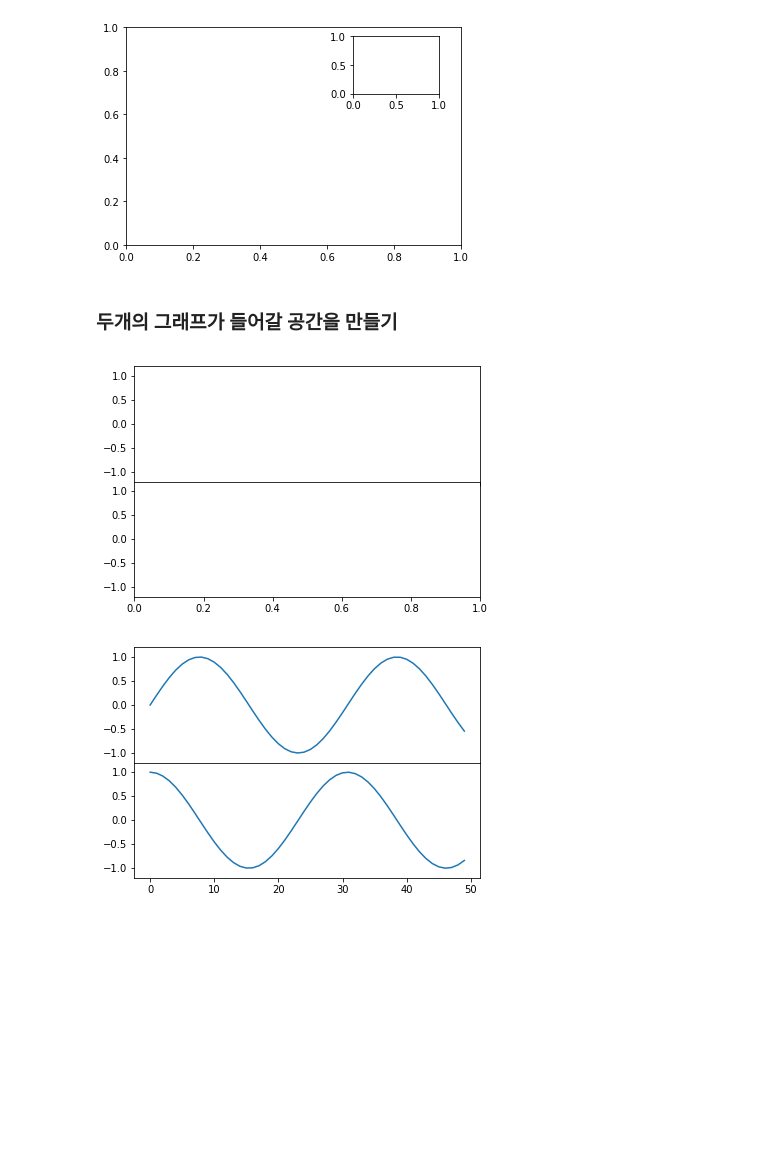
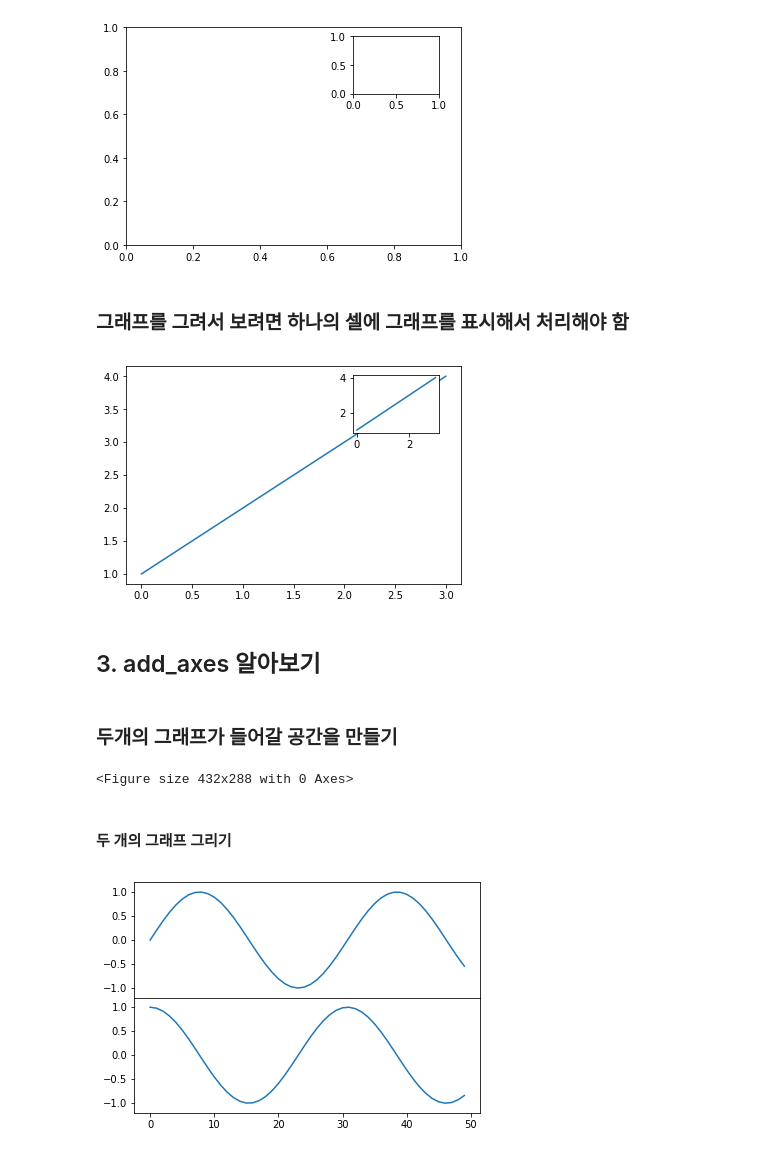
Before and after one commit to zerosum99/data_preprocessing, a Jupyter notebook: figure와 axes 이해히기.ipynb, the cells around one changed output. Drawn from its saved outputs; the diff is of its cells as text; code cells hidden in the pictures; blank space fills up the shorter version.

```diff
--- a/figure와 axes 이해히기.ipynb
+++ b/figure와 axes 이해히기.ipynb
@@ -87,16 +87,32 @@ ax1 = plt.axes()  # standard axes
 ax2 = plt.axes([0.65, 0.65, 0.2, 0.2])
 # %% [output]
 [figure]
+# %% [markdown]
+### 그래프를 그려서 보려면 하나의 셀에 그래프를 표시해서 처리해야 함
+# %%
+ax1 = plt.axes()  # standard axes
+ax2 = plt.axes([0.65, 0.65, 0.2, 0.2])
+ax1.plot([1,2,3,4])
+ax2.plot([1,2,3,4])
+plt.show()
+# %% [output]
+[figure, added]
+# %% [markdown]
+## 3. add_axes 알아보기
 # %% [markdown]
 ### 두개의 그래프가 들어갈 공간을 만들기
+# %%
+fig = plt.figure()
+# %% [output]
+<Figure size 432x288 with 0 Axes>
 # %%
-fig = plt.figure()
+
 ax1 = fig.add_axes([0.1, 0.5, 0.8, 0.4],
                    xticklabels=[], ylim=(-1.2, 1.2))
 ax2 = fig.add_axes([0.1, 0.1, 0.8, 0.4],
                    ylim=(-1.2, 1.2))
-# %% [output]
-[figure, removed]
+# %% [markdown]
+#### 두 개의 그래프 그리기
 # %%
 fig = plt.figure()
 ax1 = fig.add_axes([0.1, 0.5, 0.8, 0.4],
```
Also changed, not shown: parts of 12 cells of this notebook.
